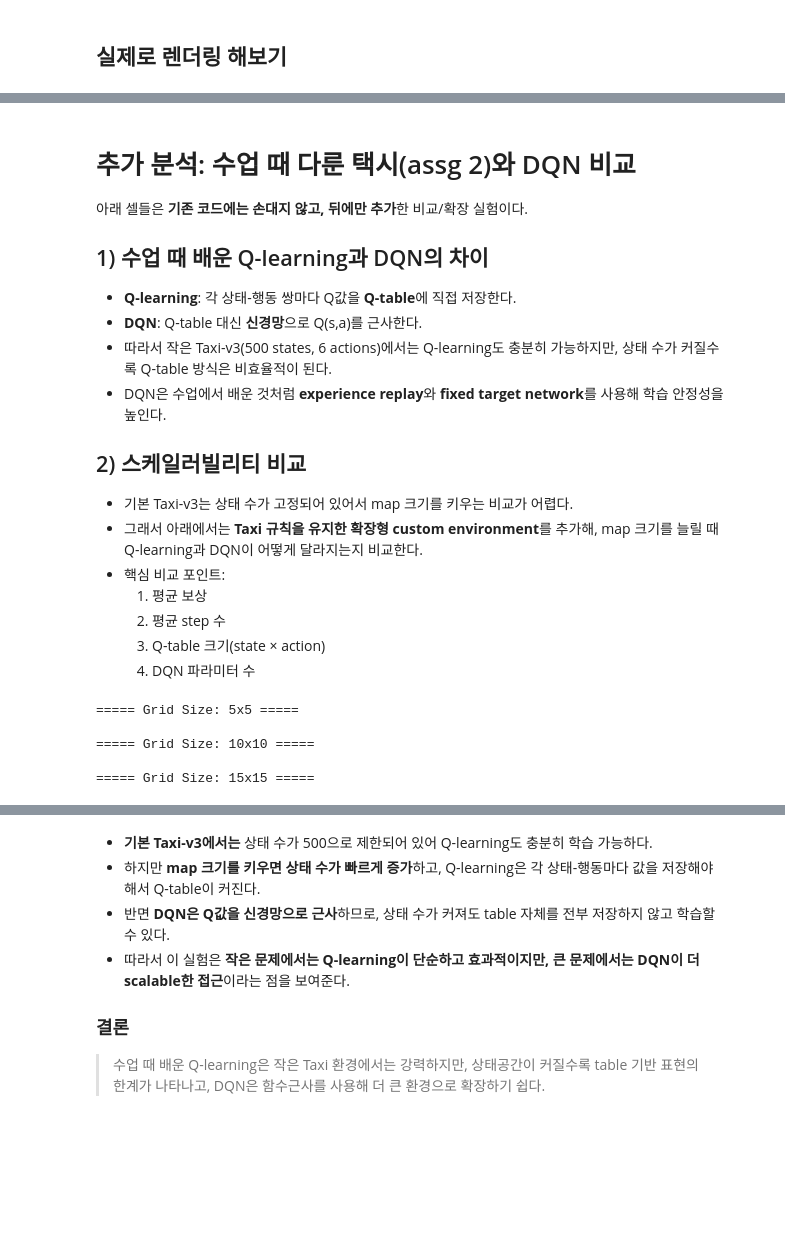
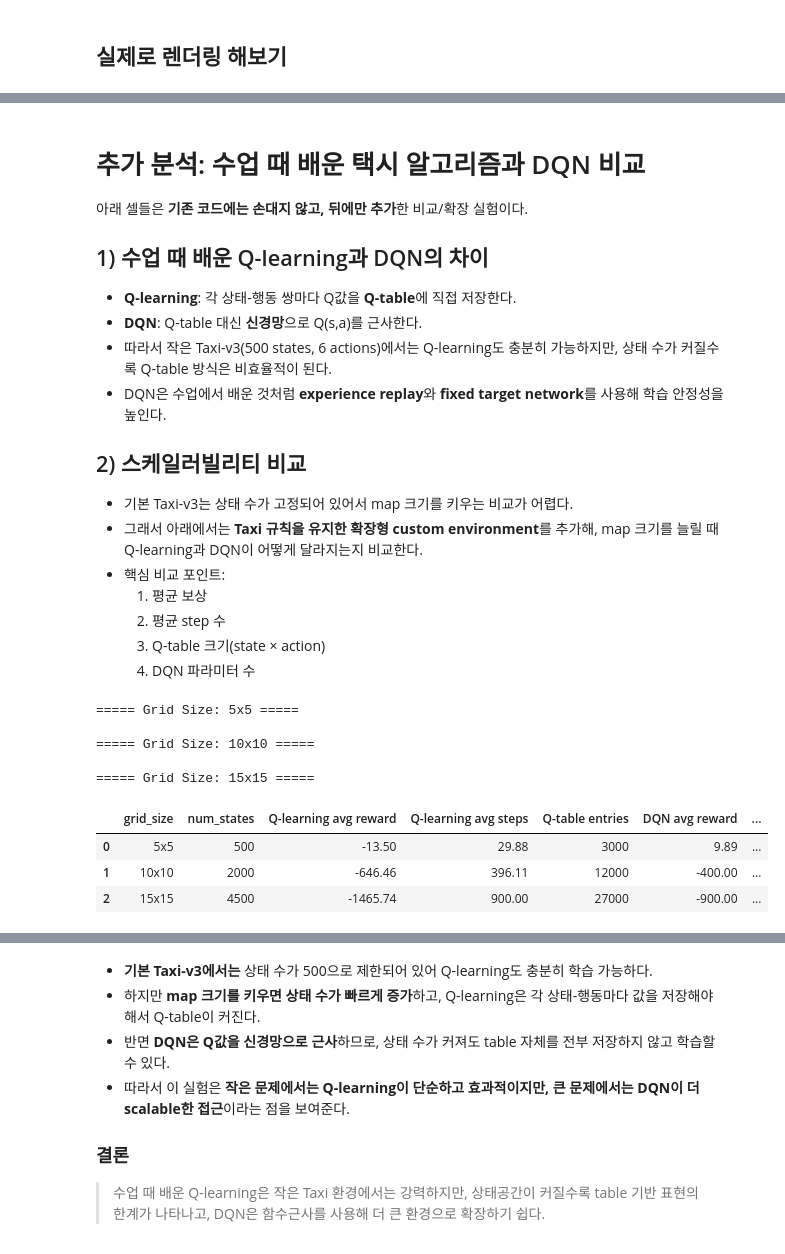
Before and after one commit to zza-ni/RL-taxi-dispatch, a Jupyter notebook: experiment.ipynb, the cells around one changed output, grey strips where cells are left out. Drawn from its saved outputs; the diff is of its cells as text; code cells hidden in the pictures; blank space fills up the shorter version.

```diff
--- a/experiment.ipynb
+++ b/experiment.ipynb
@@ -1086,5 +1086,5 @@ Total reward: -200
 # %% [markdown]
-# 추가 분석: 수업 때 다룬 택시(assg 2)와 DQN 비교
+# 추가 분석: 수업 때 배운 택시 알고리즘과 DQN 비교
 
 아래 셀들은 **기존 코드에는 손대지 않고, 뒤에만 추가**한 비교/확장 실험이다.
 
@@ -1449,35 +1449,39 @@ grid_sizes = [5, 10, 15]
 comparison_results = []
 
 for g in grid_sizes:
     print(f"\n===== Grid Size: {g}x{g} =====")
 
-    q_result = train_q_learning_scalable(grid_size=g, num_episodes=10000, seed=SEED)
+    q_result = train_q_learning_scalable(grid_size=g, num_episodes=1500, seed=SEED)
     q_eval_reward, q_eval_len = evaluate_q_learning_scalable(q_result["env"], q_result["Q_table"])
 
-    dqn_result = train_dqn_scalable(grid_size=g, num_episodes=10000, seed=SEED)
+    dqn_result = train_dqn_scalable(grid_size=g, num_episodes=1500, seed=SEED)
     dqn_eval_reward, dqn_eval_len = evaluate_dqn_scalable(dqn_result["env"], dqn_result["q_net"])
 
     comparison_results.append({
         "grid_size": f"{g}x{g}",
         "num_states": q_result["env"].observation_space.n,
         "Q-learning avg reward": round(q_eval_reward, 2),
         "Q-learning avg steps": round(q_eval_len, 2),
         "Q-table entries": q_result["qtable_entries"],
         "DQN avg reward": round(dqn_eval_reward, 2),
         "DQN avg steps": round(dqn_eval_len, 2),
         "DQN state dim": dqn_result["state_dim"],
         "DQN params": dqn_result["network_params"],
     })
 
 import pandas as pd
 comparison_df = pd.DataFrame(comparison_results)
 comparison_df
 # %% [output]
 ===== Grid Size: 5x5 =====
 
 ===== Grid Size: 10x10 =====
 
 ===== Grid Size: 15x15 =====
+|  | grid_size | num_states | Q-learning avg reward | Q-learning avg steps | Q-table entries | DQN avg reward | ... |
+| 0 | 5x5 | 500 | -13.50 | 29.88 | 3000 | 9.89 | ... |
+| 1 | 10x10 | 2000 | -646.46 | 396.11 | 12000 | -400.00 | ... |
+| 2 | 15x15 | 4500 | -1465.74 | 900.00 | 27000 | -900.00 | ... |
 # %%
 # ================================
 # 4: Q-table 크기 증가 시각화
```
Also changed, not shown: parts of 3 cells of this notebook, 10 other files.
